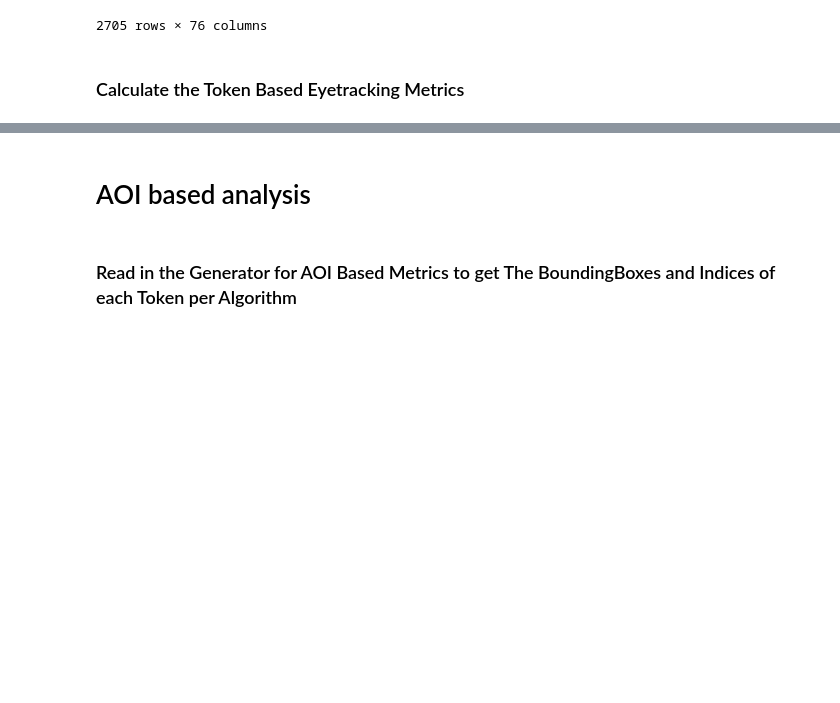
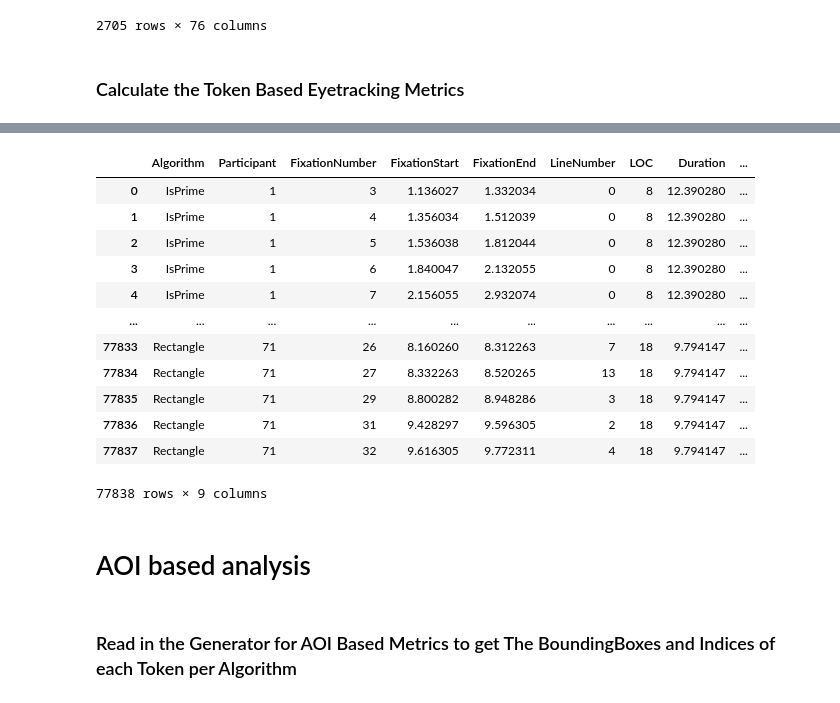
Before and after one commit to brains-on-code/NoviceVsExpert, a Jupyter notebook: dataEvaluation/RQ1_Eyetracking.ipynb, the cells around one changed output, grey strips where cells are left out. Drawn from its saved outputs; the diff is of its cells as text; code cells hidden in the pictures; blank space fills up the shorter version.

```diff
--- a/dataEvaluation/RQ1_Eyetracking.ipynb
+++ b/dataEvaluation/RQ1_Eyetracking.ipynb
@@ -426,6 +426,22 @@ df_combined.corr(method="spearman")
 | TokenMultipleFixationProbability | -0.070175 | -0.064011 | -0.136795 | 0.287340 | -0.717639 | ... |
 | TokenFixationProbability | 0.083452 | 0.059033 | 0.120199 | 0.307729 | -0.541489 | ... |
 | Skill | -0.141299 | -0.143433 | -0.188952 | -0.370792 | 0.081555 | ... |
+# %%
+df_combined
+# %% [output]
+|  | Algorithm | Participant | FixationNumber | FixationStart | FixationEnd | LineNumber | LOC | Duration | ... |
+| 0 | IsPrime | 1 | 3 | 1.136027 | 1.332034 | 0 | 8 | 12.390280 | ... |
+| 1 | IsPrime | 1 | 4 | 1.356034 | 1.512039 | 0 | 8 | 12.390280 | ... |
+| 2 | IsPrime | 1 | 5 | 1.536038 | 1.812044 | 0 | 8 | 12.390280 | ... |
+| 3 | IsPrime | 1 | 6 | 1.840047 | 2.132055 | 0 | 8 | 12.390280 | ... |
+| 4 | IsPrime | 1 | 7 | 2.156055 | 2.932074 | 0 | 8 | 12.390280 | ... |
+| ... | ... | ... | ... | ... | ... | ... | ... | ... | ... |
+| 77833 | Rectangle | 71 | 26 | 8.160260 | 8.312263 | 7 | 18 | 9.794147 | ... |
+| 77834 | Rectangle | 71 | 27 | 8.332263 | 8.520265 | 13 | 18 | 9.794147 | ... |
+| 77835 | Rectangle | 71 | 29 | 8.800282 | 8.948286 | 3 | 18 | 9.794147 | ... |
+| 77836 | Rectangle | 71 | 31 | 9.428297 | 9.596305 | 2 | 18 | 9.794147 | ... |
+| 77837 | Rectangle | 71 | 32 | 9.616305 | 9.772311 | 4 | 18 | 9.794147 | ... |
+77838 rows × 9 columns
 # %% [markdown]
 # AOI based analysis
 # %% [markdown]
```
Also changed, not shown: parts of 6 cells of this notebook, 1 other file.
